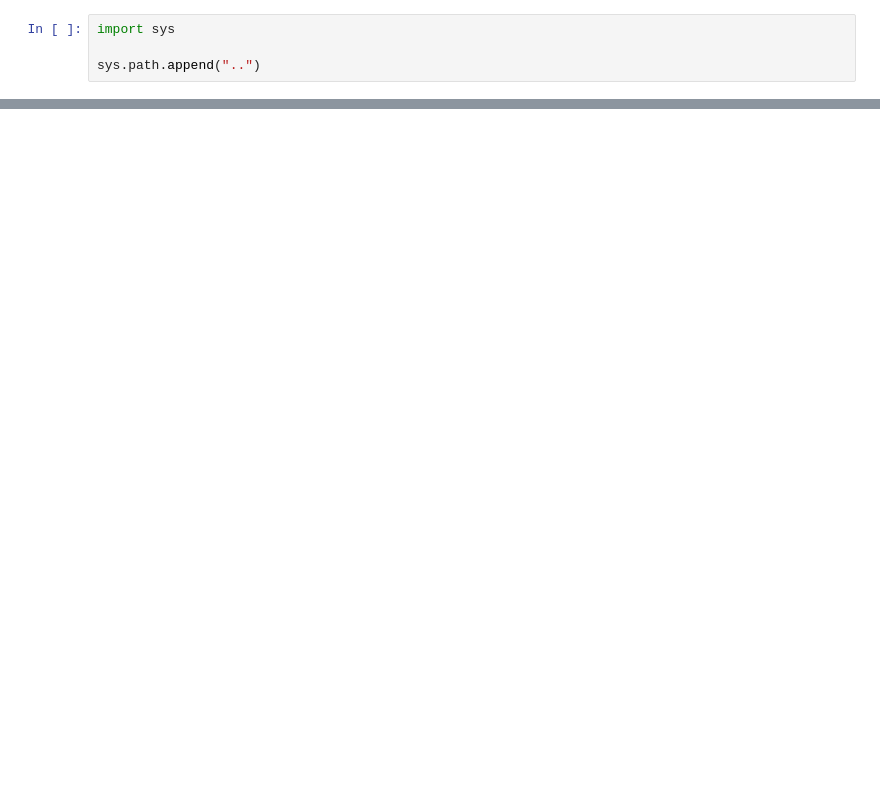
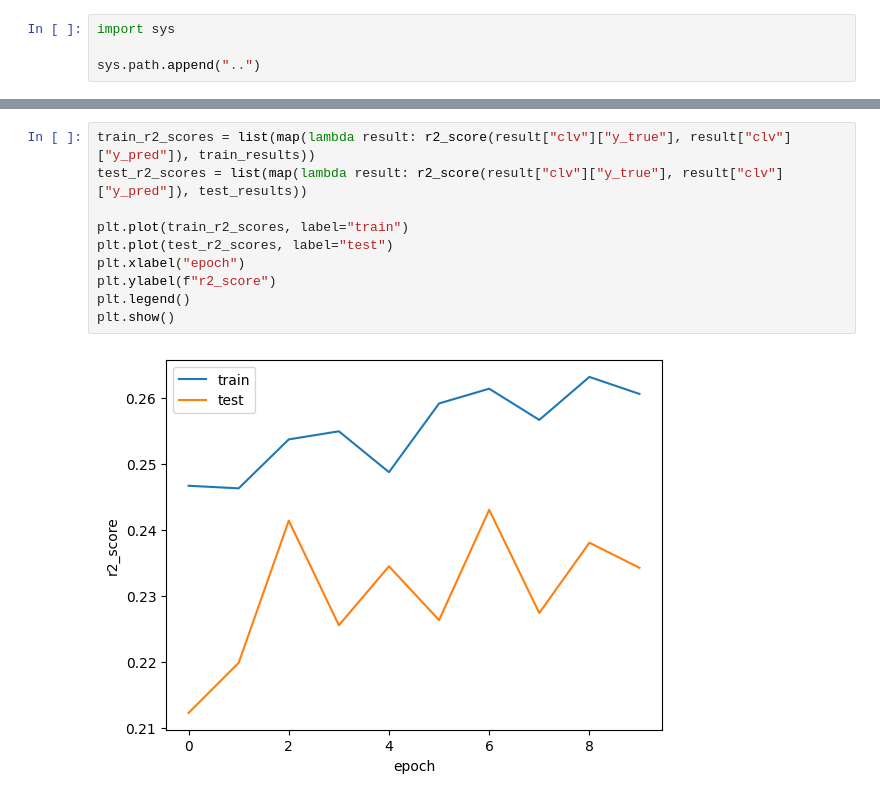
Before and after one commit to tishii2479/my-master-project, a Jupyter notebook: notebook/c.ipynb, the cells around one changed output, grey strips where cells are left out. Cells and saved outputs as stored; diff of their text form; blank space fills up the shorter version.

```diff
--- a/notebook/c.ipynb
+++ b/notebook/c.ipynb
@@ -354,0 +92,12 @@ for batch in tqdm(test_dataloader):
+# %%
+train_r2_scores = list(map(lambda result: r2_score(result["clv"]["y_true"], result["clv"]["y_pred"]), train_results))
+test_r2_scores = list(map(lambda result: r2_score(result["clv"]["y_true"], result["clv"]["y_pred"]), test_results))
+
+plt.plot(train_r2_scores, label="train")
+plt.plot(test_r2_scores, label="test")
+plt.xlabel("epoch")
+plt.ylabel(f"r2_score")
+plt.legend()
+plt.show()
+# %% [output]
+[figure, added]
```
Also changed, not shown: parts of 16 cells of this notebook, 6 other files.
